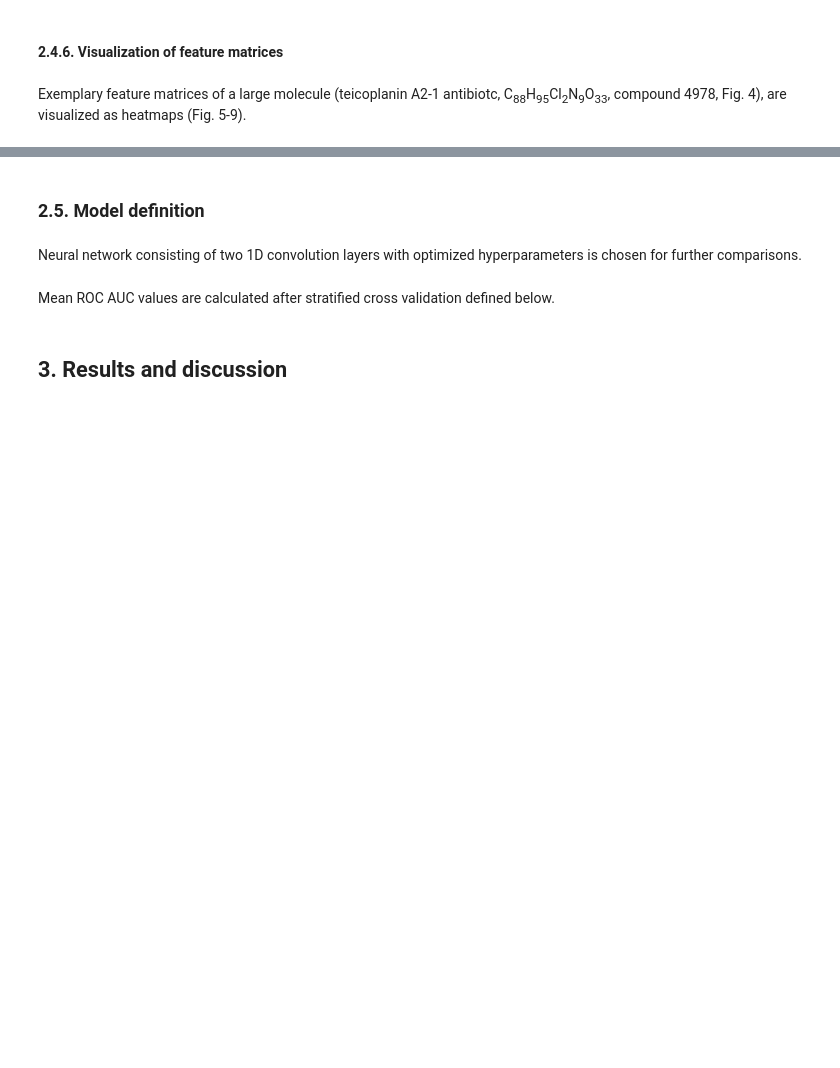
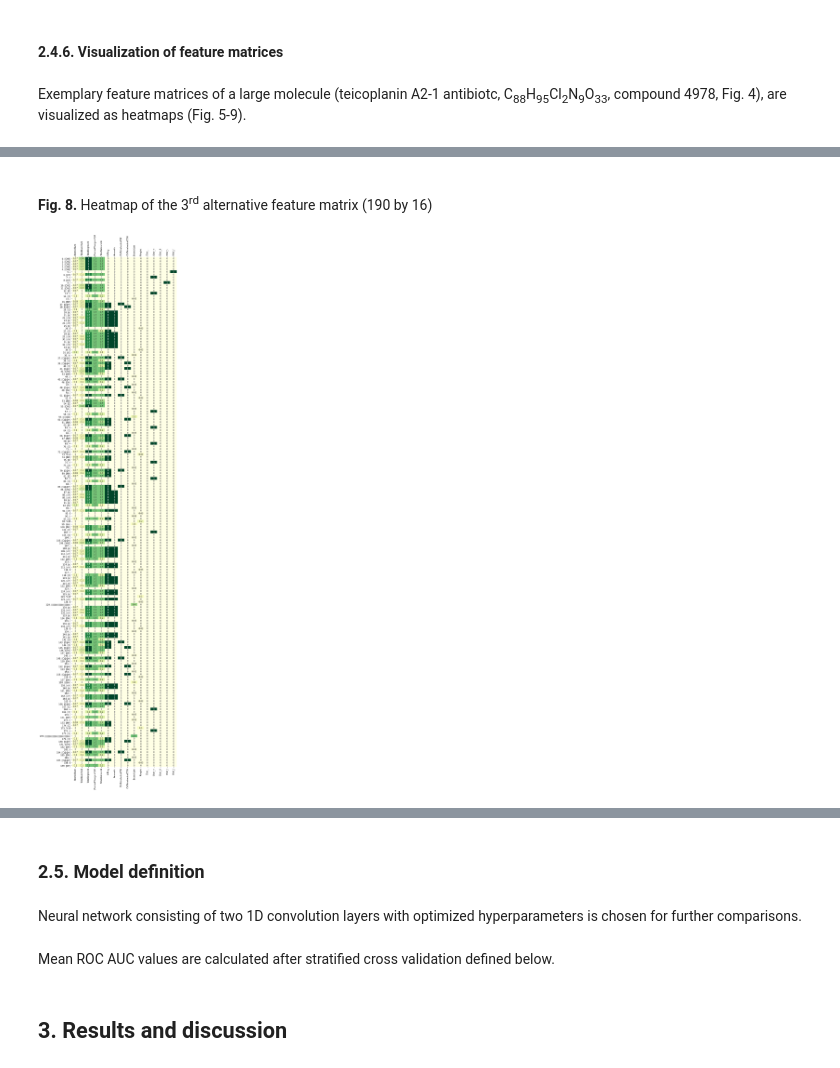
Before and after one commit to mateuszrezler/SMILearn, a Jupyter notebook: demo.ipynb, the cells around one changed output, grey strips where cells are left out. Saved outputs shown, nothing was run; the diff lists cells and outputs as text; code cells hidden in the pictures; blank space fills up the shorter version.

```diff
--- a/demo.ipynb
+++ b/demo.ipynb
@@ -615,11 +722,15 @@ feature_matrix(X_alt2, 4978, 240, size=(10, 55), tokens=alt2_tokens, xlabels=xla
 # %%
 alt3_tokens = Series(tp3.fit_transform(X_raw)['smiles'])
 xlabels3 = ['AtomicNum', 'TotalNumHs/4', 'TotalDegree/4', '(FormalCharge+2)/6',
             'TotalValence/4', 'InRing', 'Aromatic', 'ChiTetrahedralCW',
             'ChiTetrahedralCCW', 'BranchLen', 'RingInt', 'Char_.', 'Char_=',
             'Char_#', 'Char_\\', 'Char_/']
 fig(8, 'Heatmap of the 3<sup>rd</sup> alternative feature matrix (190 by 16)')
-feature_matrix(X_alt3, 4978, 190, size=(9, 45), tokens=alt3_tokens, xlabels=xlabels3)
+feature_matrix(X_alt3, 4978, 190, size=(9, 45),
+               tokens=alt3_tokens, xlabels=xlabels3)
+# %% [output]
+Fig. 8. Heatmap of the 3rd alternative feature matrix (190 by 16)
+[figure, added]
 # %%
 nc_tokens = Series(tpnc.fit_transform(X_raw)['smiles'])
 xlabelsnc = ['AtomicNum']
```
Also changed, not shown: parts of 29 cells of this notebook, 6 other files.
